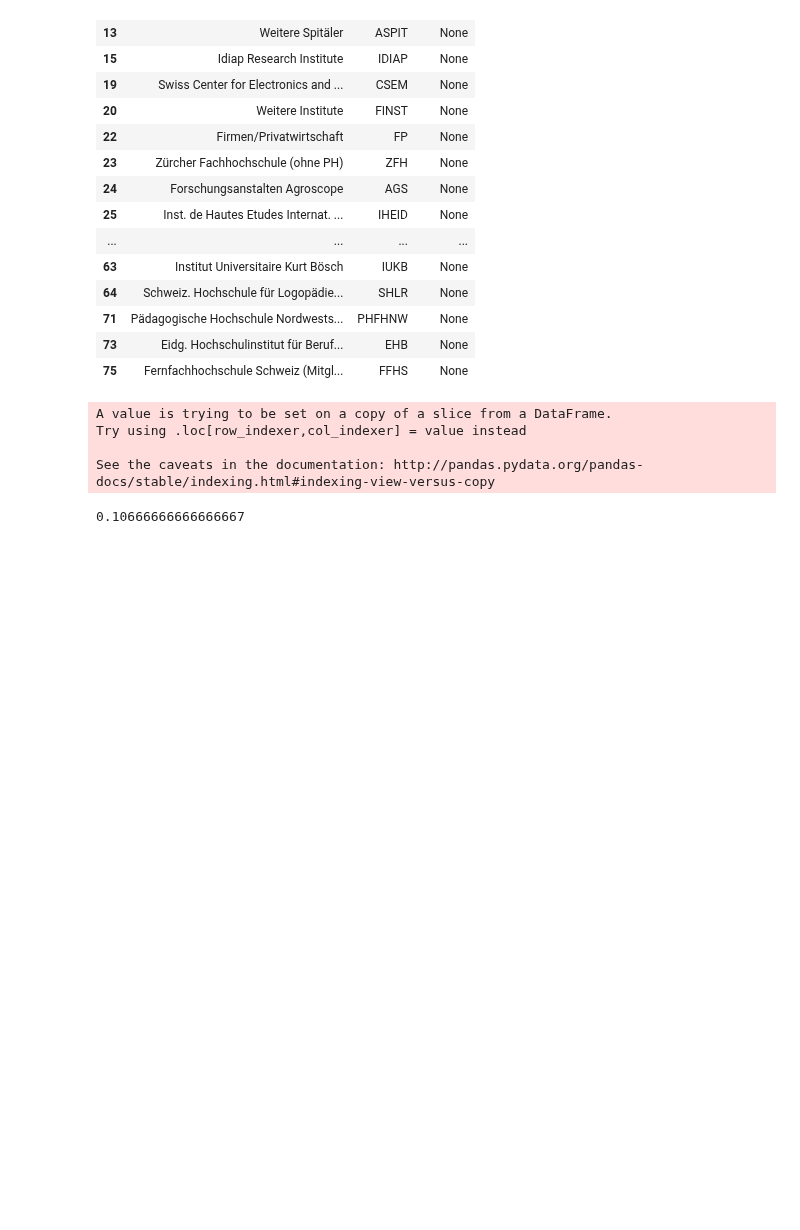
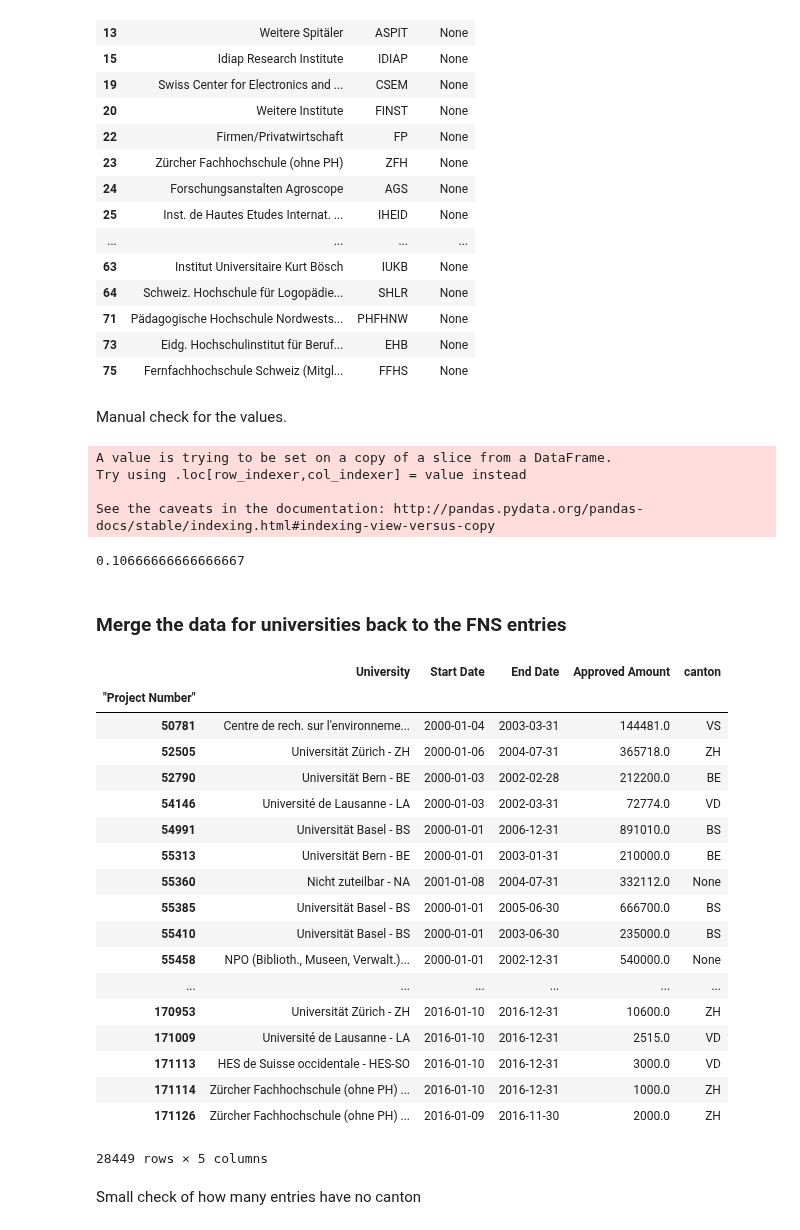
Before and after one commit to fdevillard/ada-homeworks, a Jupyter notebook: 03 - Interactive Viz/ADA Assignment 3.ipynb, the cells around one changed output. Drawn from its saved outputs; the diff is of its cells as text; code cells hidden in the pictures; blank space fills up the shorter version.

Commit message:
obtaining canton's name: ok

```diff
--- a/03 - Interactive Viz/ADA Assignment 3.ipynb
+++ b/03 - Interactive Viz/ADA Assignment 3.ipynb
@@ -312,6 +312,8 @@ df_uni_resolved[df_uni_resolved['resolved'].isnull()]
 | 71 | Pädagogische Hochschule Nordwests... | PHFHNW | None |
 | 73 | Eidg. Hochschulinstitut für Beruf... | EHB | None |
 | 75 | Fernfachhochschule Schweiz (Mitgl... | FFHS | None |
+# %% [markdown]
+Manual check for the values.
 # %%
 manual_canton_mapping = {
     "Centre de rech. sur l'environnement alpin": "VS",
@@ -368,3 +370,40 @@ Try using .loc[row_indexer,col_indexer] = value instead
 
 See the caveats in the documentation: http://pandas.pydata.org/pandas-docs/stable/indexing.html#indexing-view-versus-copy
 0.10666666666666667
+# %% [markdown]
+### Merge the data for universities back to the FNS entries
+# %%
+uni_to_canton = df_uni_resolved.set_index('fullname')['resolved'].to_dict()
+
+def get_canton_from_fullname(fullname):
+    for key in uni_to_canton.keys():
+        if fullname.startswith(key):
+            return uni_to_canton[key]
+
+    return None
+
+focus_with_cantons = focus_nonan.copy()
+focus_with_cantons['canton'] = focus_with_cantons['University'].apply(get_canton_from_fullname)
+focus_with_cantons
+# %% [output]
+|  | University | Start Date | End Date | Approved Amount | canton |
+| ﻿"Project Number" |  |  |  |  |  |
+| 50781 | Centre de rech. sur l'environneme... | 2000-01-04 | 2003-03-31 | 144481.0 | VS |
+| 52505 | Universität Zürich - ZH | 2000-01-06 | 2004-07-31 | 365718.0 | ZH |
+| 52790 | Universität Bern - BE | 2000-01-03 | 2002-02-28 | 212200.0 | BE |
+| 54146 | Université de Lausanne - LA | 2000-01-03 | 2002-03-31 | 72774.0 | VD |
+| 54991 | Universität Basel - BS | 2000-01-01 | 2006-12-31 | 891010.0 | BS |
+| 55313 | Universität Bern - BE | 2000-01-01 | 2003-01-31 | 210000.0 | BE |
+| 55360 | Nicht zuteilbar - NA | 2001-01-08 | 2004-07-31 | 332112.0 | None |
+| 55385 | Universität Basel - BS | 2000-01-01 | 2005-06-30 | 666700.0 | BS |
+| 55410 | Universität Basel - BS | 2000-01-01 | 2003-06-30 | 235000.0 | BS |
+| 55458 | NPO (Biblioth., Museen, Verwalt.)... | 2000-01-01 | 2002-12-31 | 540000.0 | None |
+| ... | ... | ... | ... | ... | ... |
+| 170953 | Universität Zürich - ZH | 2016-01-10 | 2016-12-31 | 10600.0 | ZH |
+| 171009 | Université de Lausanne - LA | 2016-01-10 | 2016-12-31 | 2515.0 | VD |
+| 171113 | HES de Suisse occidentale - HES-SO | 2016-01-10 | 2016-12-31 | 3000.0 | VD |
+| 171114 | Zürcher Fachhochschule (ohne PH) ... | 2016-01-10 | 2016-12-31 | 1000.0 | ZH |
+| 171126 | Zürcher Fachhochschule (ohne PH) ... | 2016-01-09 | 2016-11-30 | 2000.0 | ZH |
+28449 rows × 5 columns
+# %% [markdown]
+Small check of how many entries have no canton
```
Also changed, not shown: parts of 4 cells of this notebook.
